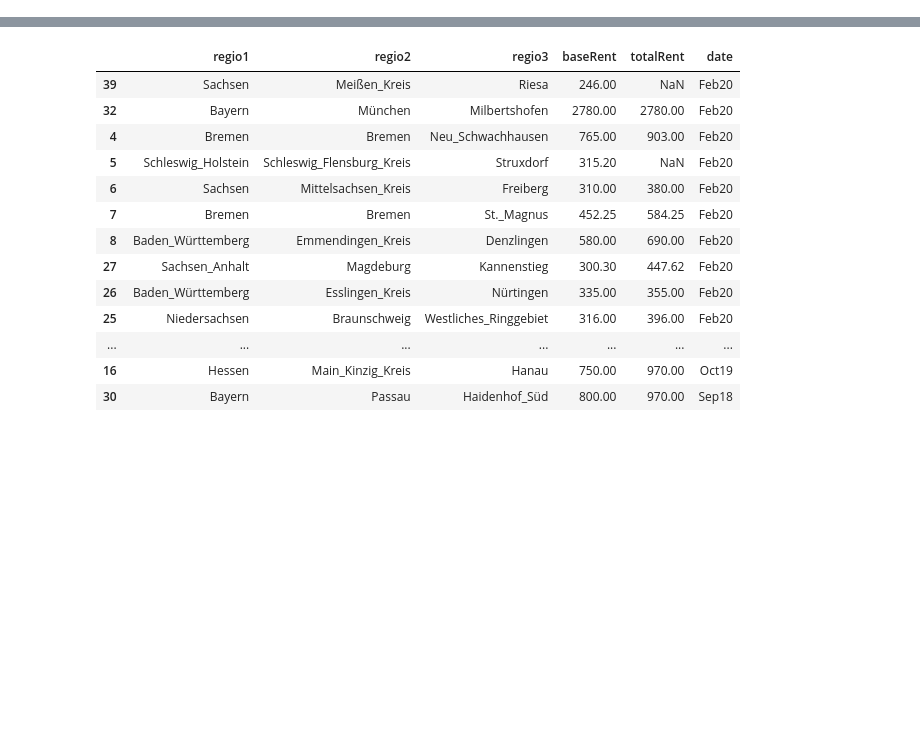
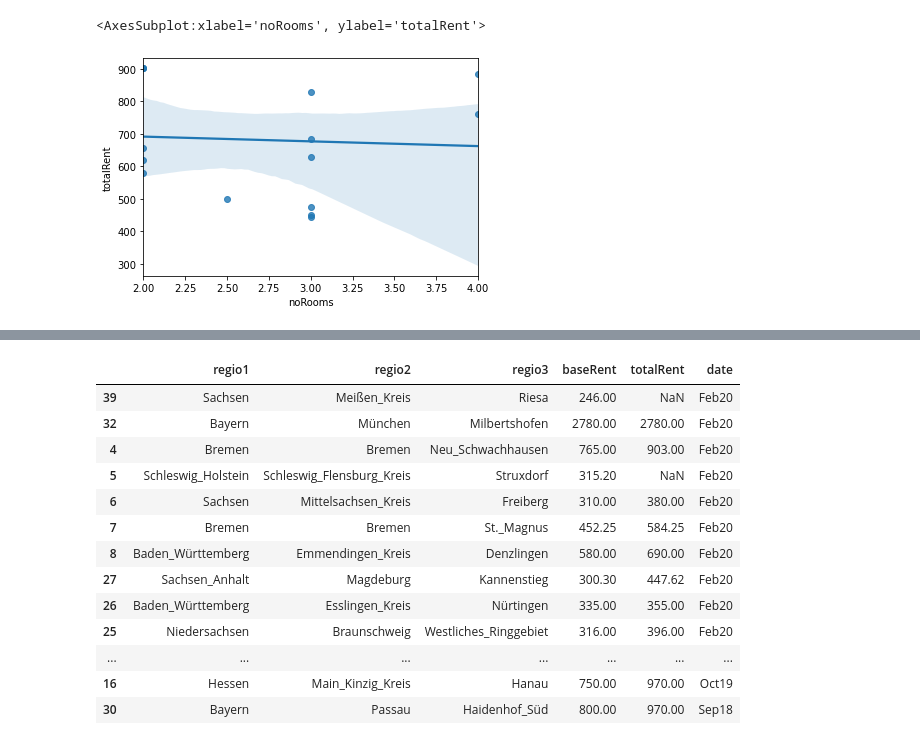
Before and after one commit to yuenfu001/Germany-EDA, a Jupyter notebook: EDA.ipynb, the cells around one changed output, grey strips where cells are left out. Cells and saved outputs as stored; diff of their text form; code cells hidden in the pictures; blank space fills up the shorter version.

```diff
--- a/EDA.ipynb
+++ b/EDA.ipynb
@@ -15,0 +28,6 @@ df.head()
+# %%
+SLR_df = df[["noRooms","totalRent"]].sample(15, random_state = 2)
+sns.regplot(x="noRooms",y="totalRent",data=SLR_df)
+# %% [output]
+<AxesSubplot:xlabel='noRooms', ylabel='totalRent'>
+[figure, added]
```
Also changed, not shown: parts of 18 cells of this notebook.
